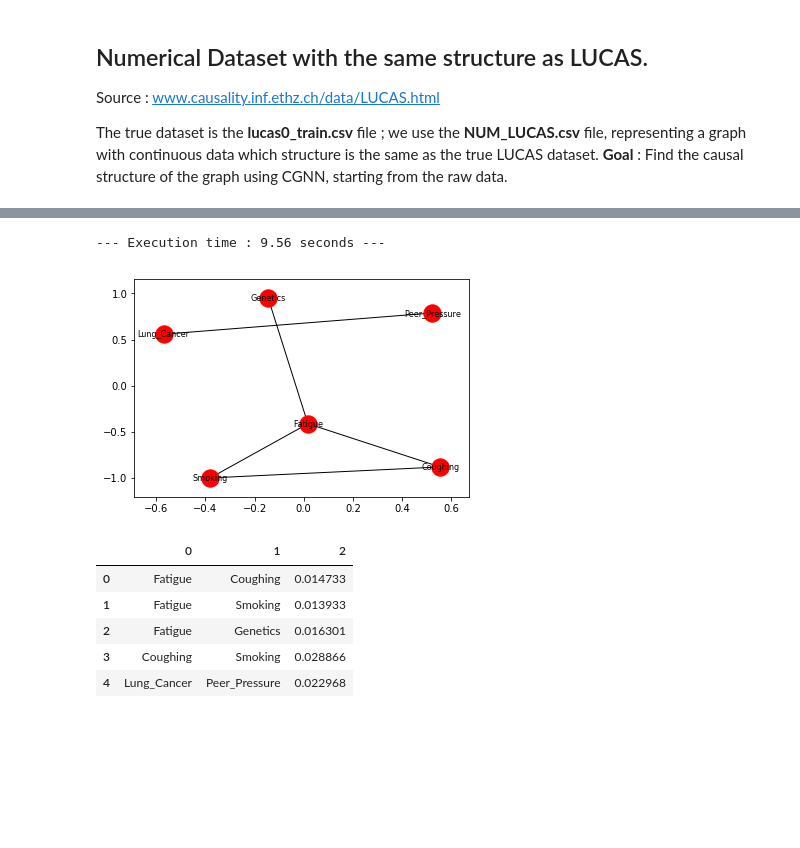
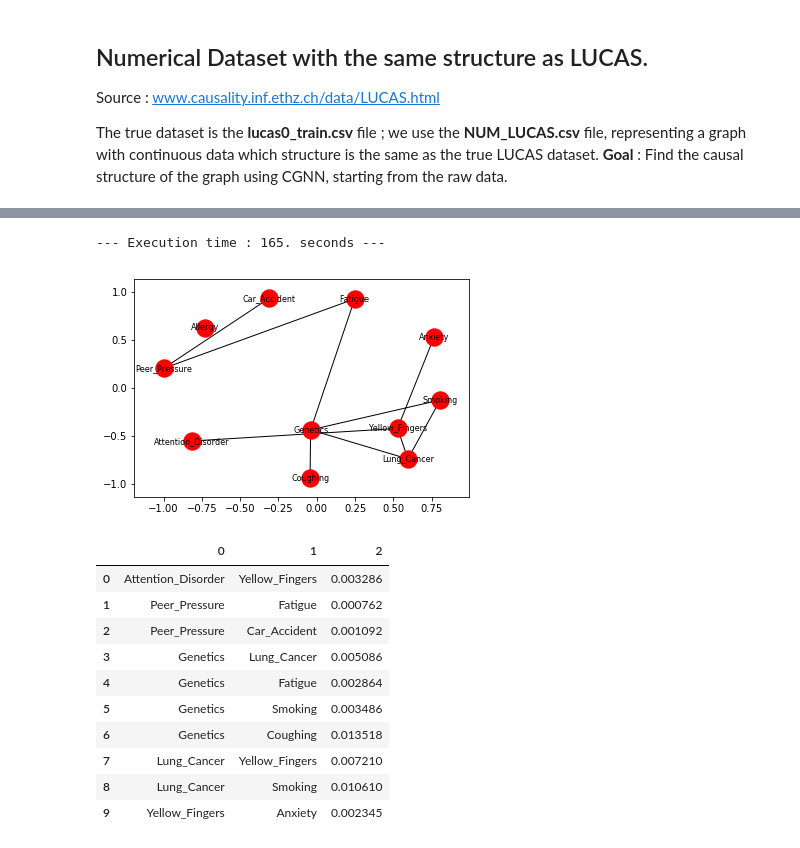
Before and after one commit to FenTechSolutions/CausalDiscoveryToolbox, a Jupyter notebook: examples/Discovery_LUCAS.ipynb, the cells around one changed output, grey strips where cells are left out. Drawn from its saved outputs; the diff is of its cells as text; code cells hidden in the pictures; blank space fills up the shorter version.

```diff
--- a/examples/Discovery_LUCAS.ipynb
+++ b/examples/Discovery_LUCAS.ipynb
@@ -33,25 +38,30 @@ data.head()
 # %%
 # Finding the structure of the graph
 from cdt.independence.graph import FSGNN
-from cdt import SETTINGS
+
 Fsgnn = FSGNN()
 
 start_time = time.time()
-ugraph = Fsgnn.predict(data, train_epochs=20, test_epochs=20, threshold=1e-2, l1=0.006)
+ugraph = Fsgnn.predict(data, train_epochs=2000, test_epochs=1000, threshold=5e-4, l1=0.01)
 print("--- Execution time : %4.4s seconds ---" % (time.time() - start_time))
 nx.draw_networkx(ugraph, font_size=8) # The plot function allows for quick visualization of the graph.
 plt.show()
 # List results
 pd.DataFrame(list(ugraph.edges(data='weight')))
 # %% [output]
---- Execution time : 9.56 seconds ---
+--- Execution time : 165. seconds ---
-[figure, old version]
+[figure, new version]
 |  | 0 | 1 | 2 |
-| 0 | Fatigue | Coughing | 0.014733 |
-| 1 | Fatigue | Smoking | 0.013933 |
-| 2 | Fatigue | Genetics | 0.016301 |
-| 3 | Coughing | Smoking | 0.028866 |
-| 4 | Lung_Cancer | Peer_Pressure | 0.022968 |
+| 0 | Attention_Disorder | Yellow_Fingers | 0.003286 |
+| 1 | Peer_Pressure | Fatigue | 0.000762 |
+| 2 | Peer_Pressure | Car_Accident | 0.001092 |
+| 3 | Genetics | Lung_Cancer | 0.005086 |
+| 4 | Genetics | Fatigue | 0.002864 |
+| 5 | Genetics | Smoking | 0.003486 |
+| 6 | Genetics | Coughing | 0.013518 |
+| 7 | Lung_Cancer | Yellow_Fingers | 0.007210 |
+| 8 | Lung_Cancer | Smoking | 0.010610 |
+| 9 | Yellow_Fingers | Anxiety | 0.002345 |
 # %%
 # Orient the edges of the graph
 from cdt.causality.graph import CGNN
```
Also changed, not shown: parts of 3 cells of this notebook, 1 other file.
